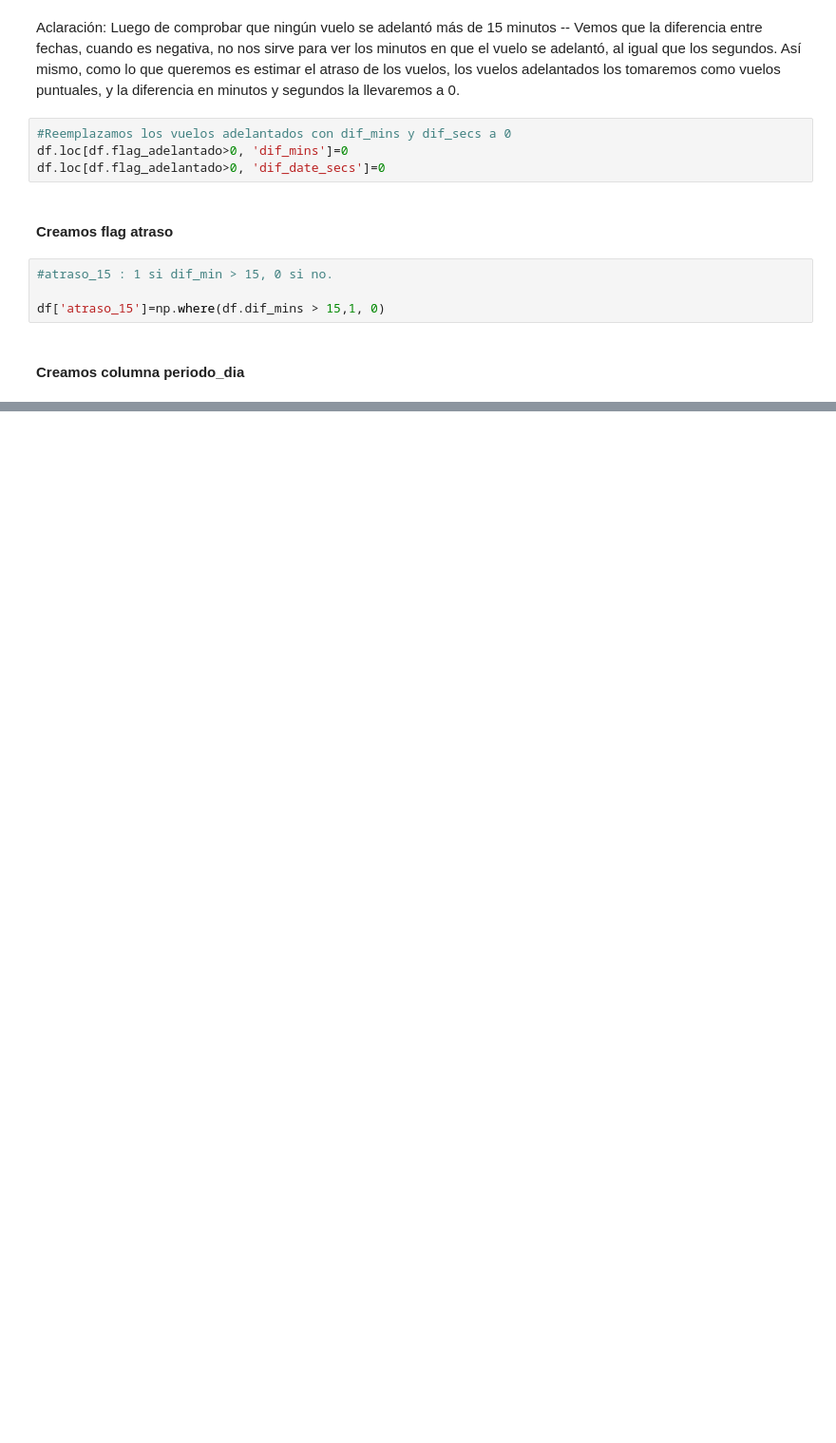
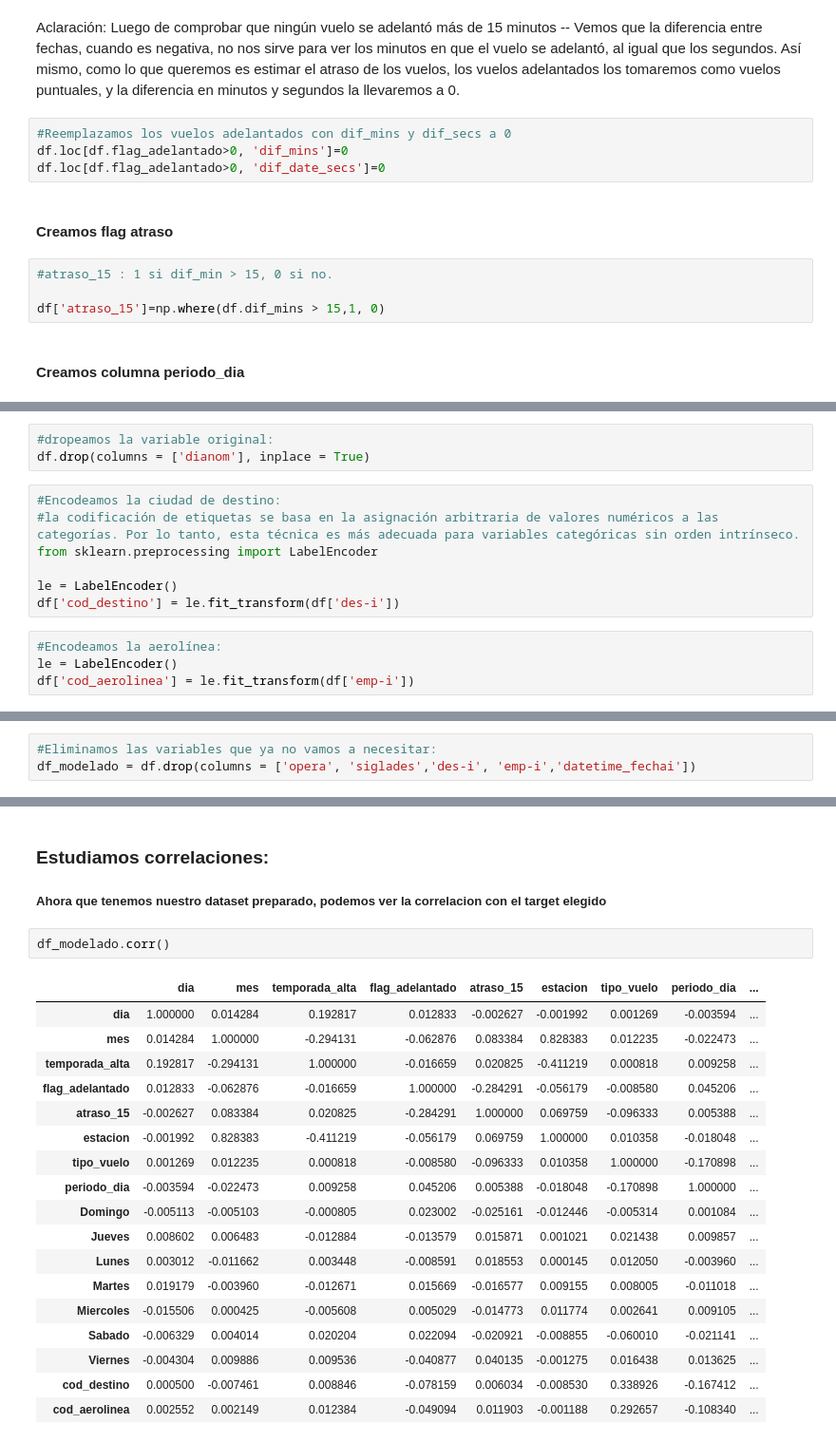
Before and after one commit to julianaplacido/challenge_ds_placido, a Jupyter notebook: 2_data_transformation.ipynb, the cells around one changed output, grey strips where cells are left out. Shown at 95% size. Drawn from its saved outputs; the diff is of its cells as text; blank space fills up the shorter version.

```diff
--- a/2_data_transformation.ipynb
+++ b/2_data_transformation.ipynb
@@ -267,0 +629,14 @@ df['periodo_dia'] = 0
+# %%
+#dropeamos la variable original:
+df.drop(columns = ['dianom'], inplace = True)
+# %%
+#Encodeamos la ciudad de destino:
+#la codificación de etiquetas se basa en la asignación arbitraria de valores numéricos a las categorías. Por lo tanto, esta técnica es más adecuada para variables categóricas sin orden intrínseco.
+from sklearn.preprocessing import LabelEncoder
+
+le = LabelEncoder()
+df['cod_destino'] = le.fit_transform(df['des-i'])
+# %%
+#Encodeamos la aerolínea:
+le = LabelEncoder()
+df['cod_aerolinea'] = le.fit_transform(df['emp-i'])
@@ -267,0 +671,3 @@ df['periodo_dia'] = 0
+# %%
+#Eliminamos las variables que ya no vamos a necesitar:
+df_modelado = df.drop(columns = ['opera', 'siglades','des-i', 'emp-i','datetime_fechai'])
@@ -267,0 +690,24 @@ df['periodo_dia'] = 0
+# %% [markdown]
+### Estudiamos correlaciones:
+##### Ahora que tenemos nuestro dataset preparado, podemos ver la correlacion con el target elegido
+# %%
+df_modelado.corr()
+# %% [output]
+|  | dia | mes | temporada_alta | flag_adelantado | atraso_15 | estacion | tipo_vuelo | periodo_dia | ... |
+| dia | 1.000000 | 0.014284 | 0.192817 | 0.012833 | -0.002627 | -0.001992 | 0.001269 | -0.003594 | ... |
+| mes | 0.014284 | 1.000000 | -0.294131 | -0.062876 | 0.083384 | 0.828383 | 0.012235 | -0.022473 | ... |
+| temporada_alta | 0.192817 | -0.294131 | 1.000000 | -0.016659 | 0.020825 | -0.411219 | 0.000818 | 0.009258 | ... |
+| flag_adelantado | 0.012833 | -0.062876 | -0.016659 | 1.000000 | -0.284291 | -0.056179 | -0.008580 | 0.045206 | ... |
+| atraso_15 | -0.002627 | 0.083384 | 0.020825 | -0.284291 | 1.000000 | 0.069759 | -0.096333 | 0.005388 | ... |
+| estacion | -0.001992 | 0.828383 | -0.411219 | -0.056179 | 0.069759 | 1.000000 | 0.010358 | -0.018048 | ... |
+| tipo_vuelo | 0.001269 | 0.012235 | 0.000818 | -0.008580 | -0.096333 | 0.010358 | 1.000000 | -0.170898 | ... |
+| periodo_dia | -0.003594 | -0.022473 | 0.009258 | 0.045206 | 0.005388 | -0.018048 | -0.170898 | 1.000000 | ... |
+| Domingo | -0.005113 | -0.005103 | -0.000805 | 0.023002 | -0.025161 | -0.012446 | -0.005314 | 0.001084 | ... |
+| Jueves | 0.008602 | 0.006483 | -0.012884 | -0.013579 | 0.015871 | 0.001021 | 0.021438 | 0.009857 | ... |
+| Lunes | 0.003012 | -0.011662 | 0.003448 | -0.008591 | 0.018553 | 0.000145 | 0.012050 | -0.003960 | ... |
+| Martes | 0.019179 | -0.003960 | -0.012671 | 0.015669 | -0.016577 | 0.009155 | 0.008005 | -0.011018 | ... |
+| Miercoles | -0.015506 | 0.000425 | -0.005608 | 0.005029 | -0.014773 | 0.011774 | 0.002641 | 0.009105 | ... |
+| Sabado | -0.006329 | 0.004014 | 0.020204 | 0.022094 | -0.020921 | -0.008855 | -0.060010 | -0.021141 | ... |
+| Viernes | -0.004304 | 0.009886 | 0.009536 | -0.040877 | 0.040135 | -0.001275 | 0.016438 | 0.013625 | ... |
+| cod_destino | 0.000500 | -0.007461 | 0.008846 | -0.078159 | 0.006034 | -0.008530 | 0.338926 | -0.167412 | ... |
+| cod_aerolinea | 0.002552 | 0.002149 | 0.012384 | -0.049094 | 0.011903 | -0.001188 | 0.292657 | -0.108340 | ... |
```
Also changed, not shown: parts of 65 cells of this notebook.
